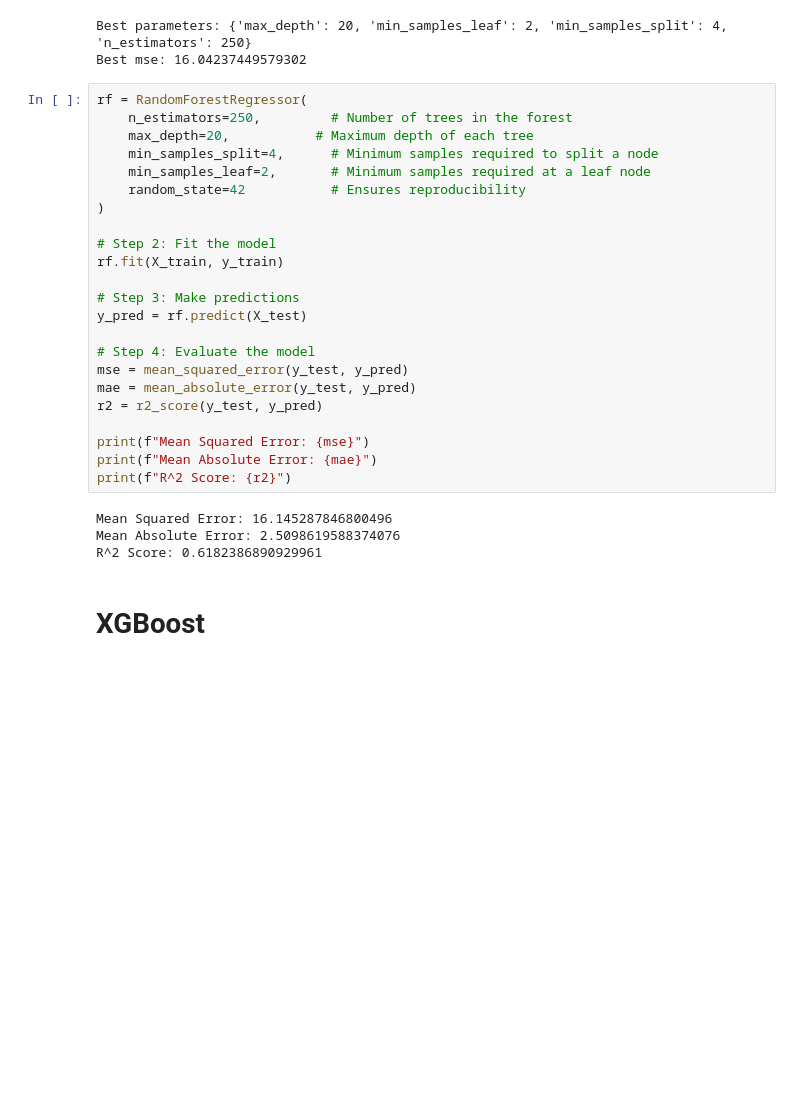
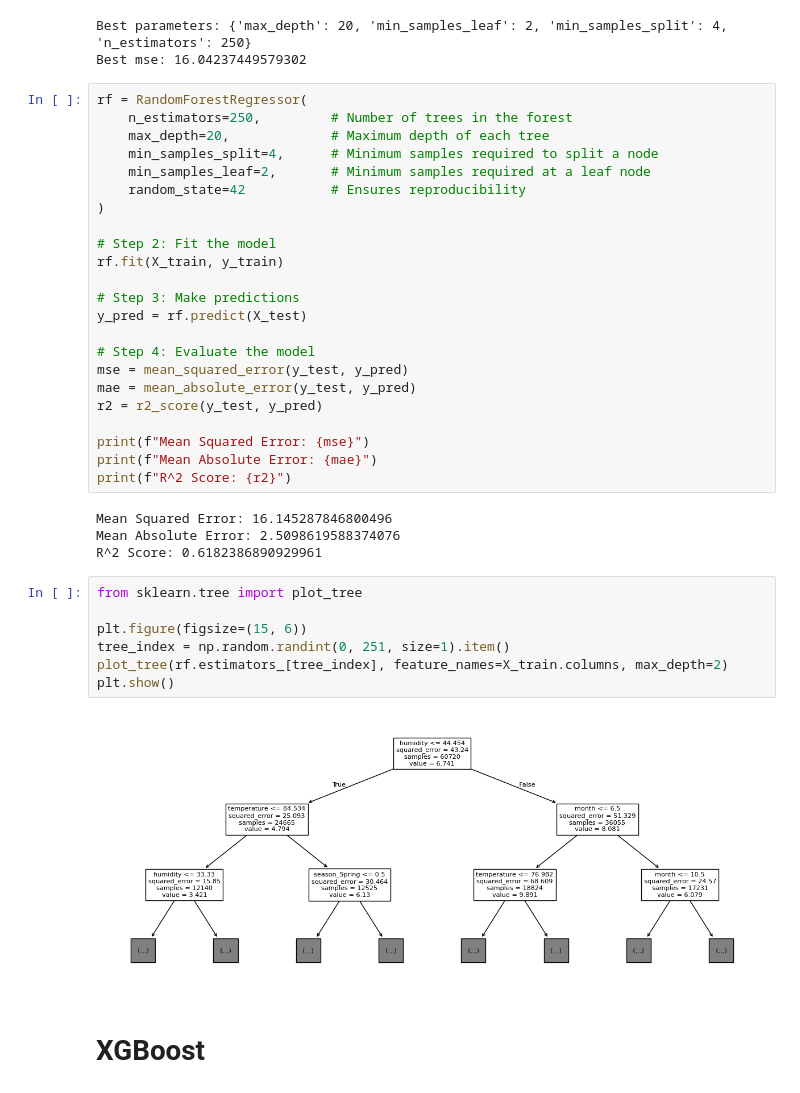
Before and after one commit to AsmitC/Austin_Trees, a Jupyter notebook: interpretability.ipynb, the cells around one changed output. Cells and saved outputs as stored; diff of their text form; blank space fills up the shorter version.

Commit message:
Remove venv from being tracked for now. Also add visualization for rf

```diff
--- a/interpretability.ipynb
+++ b/interpretability.ipynb
@@ -172,7 +173,7 @@ Best mse: 16.04237449579302
 # %%
 rf = RandomForestRegressor(
     n_estimators=250,         # Number of trees in the forest
-    max_depth=20,           # Maximum depth of each tree
+    max_depth=20,             # Maximum depth of each tree
     min_samples_split=4,      # Minimum samples required to split a node
     min_samples_leaf=2,       # Minimum samples required at a leaf node
     random_state=42           # Ensures reproducibility
@@ -196,6 +197,15 @@ print(f"R^2 Score: {r2}")
 Mean Squared Error: 16.145287846800496
 Mean Absolute Error: 2.5098619588374076
 R^2 Score: 0.6182386890929961
+# %%
+from sklearn.tree import plot_tree
+
+plt.figure(figsize=(15, 6))
+tree_index = np.random.randint(0, 251, size=1).item()
+plot_tree(rf.estimators_[tree_index], feature_names=X_train.columns, max_depth=2)
+plt.show()
+# %% [output]
+[figure, added]
 # %% [markdown]
 # XGBoost
 # %%
```
Also changed, not shown: parts of 9 cells of this notebook, 2 other files.
